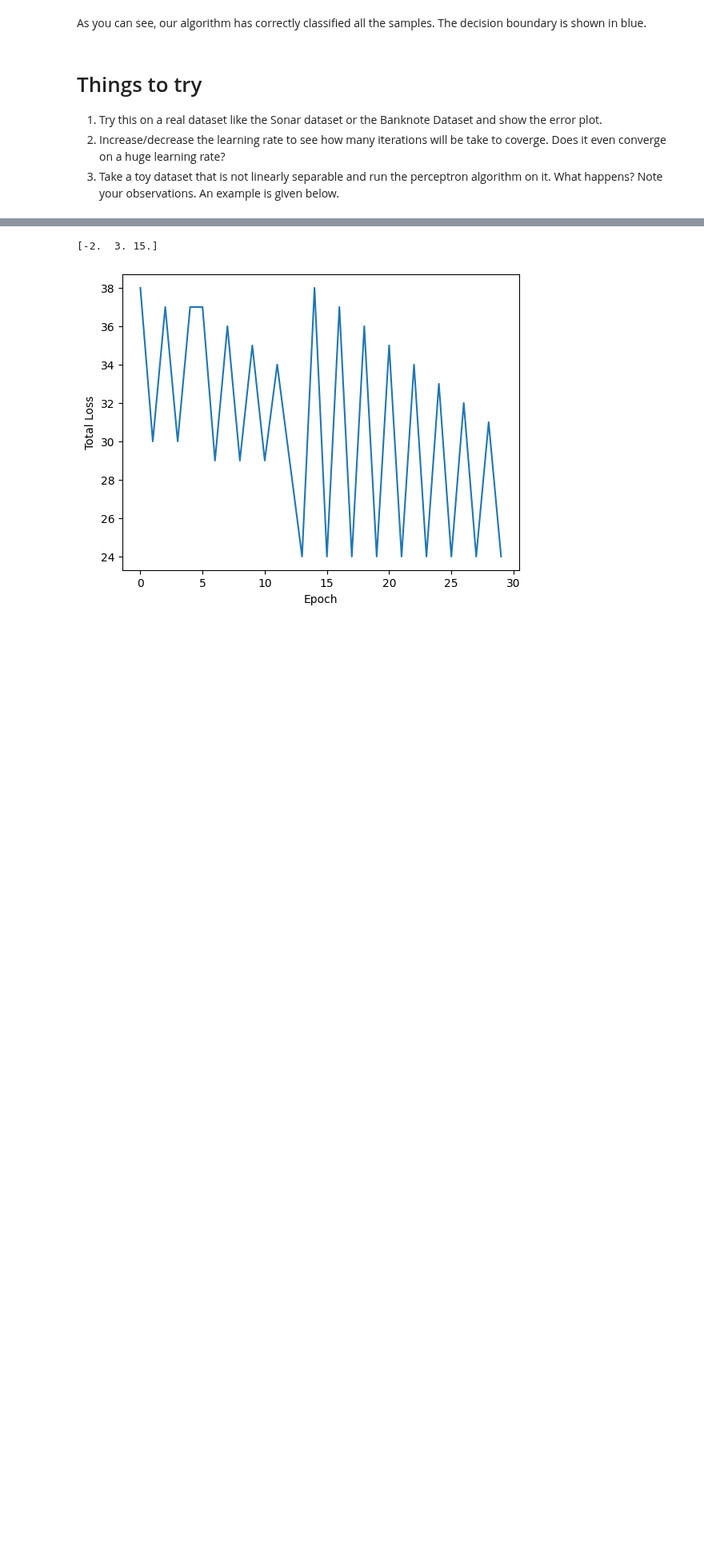
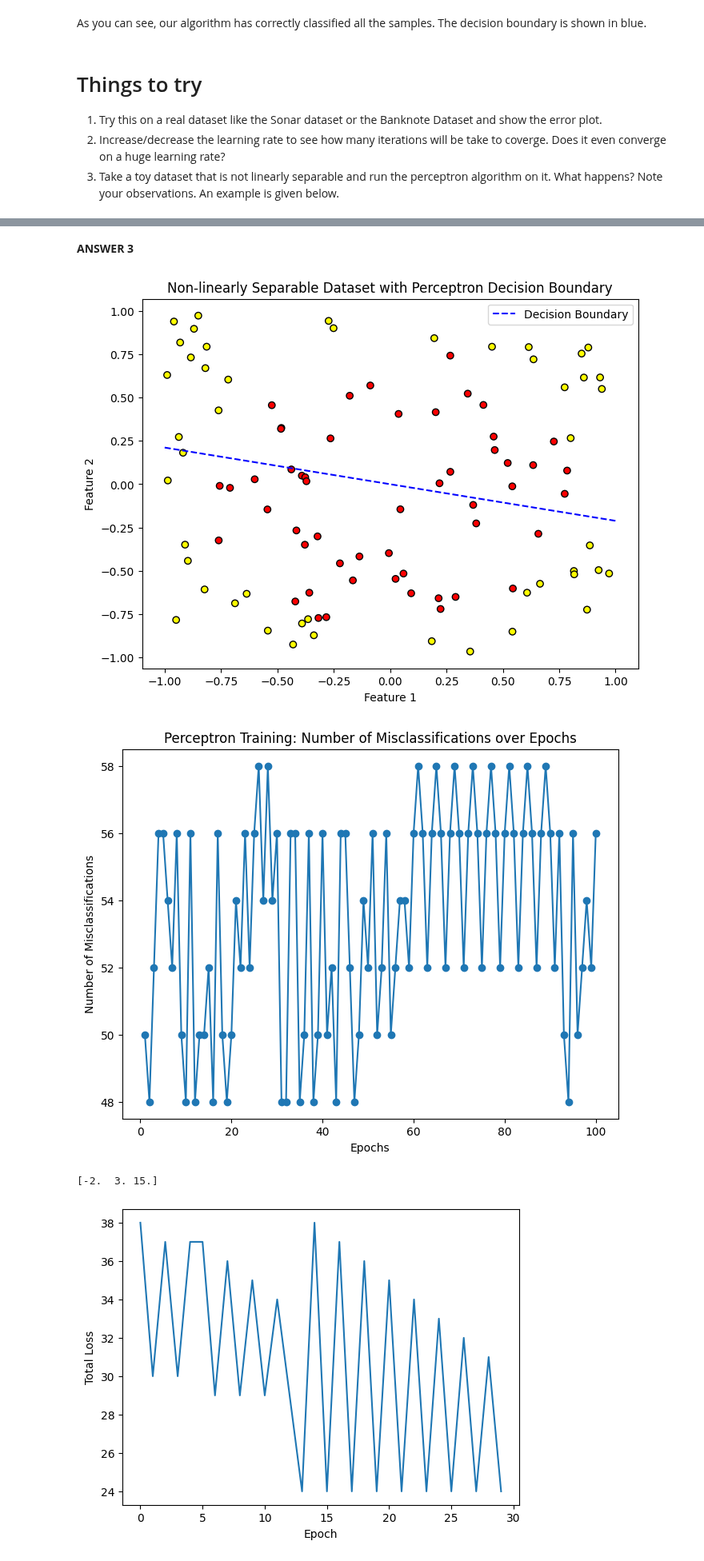
Before and after one commit to Shankar1920/FMML-22B21A4556, a Jupyter notebook: FMML_Module4_Lab1_2024.ipynb, the cells around one changed output, grey strips where cells are left out. Shown at 80% size. Drawn from its saved outputs; the diff is of its cells as text; code cells hidden in the pictures; blank space fills up the shorter version.

```diff
--- a/FMML_Module4_Lab1_2024.ipynb
+++ b/FMML_Module4_Lab1_2024.ipynb
@@ -137,3 +204,69 @@ As you can see, our algorithm has correctly classified all the samples. The deci
+# %% [markdown]
+**ANSWER 3**
+# %%
+import numpy as np
+import matplotlib.pyplot as plt
+
+# Create a non-linearly separable toy dataset
+np.random.seed(42)
+X = np.random.rand(100, 2) * 2 - 1  # Random points in the [-1, 1] range
+y = np.where(X[:, 0]**2 + X[:, 1]**2 > 0.7, 1, -1)  # Circle as decision boundary
+
+# Implement the perceptron algorithm
+class Perceptron:
+    def __init__(self, learning_rate=0.01, epochs=100):
+        self.learning_rate = learning_rate
+        self.epochs = epochs
+
+    def fit(self, X, y):
+        self.weights = np.zeros(X.shape[1] + 1)
+        self.errors = []
+
+        for _ in range(self.epochs):
+            error = 0
+            for xi, target in zip(X, y):
+                update = self.learning_rate * (target - self.predict(xi))
+                self.weights[1:] += update * xi
+                self.weights[0] += update
+                error += int(update != 0.0)
+            self.errors.append(error)
+        return self
+
+    def net_input(self, X):
+        return np.dot(X, self.weights[1:]) + self.weights[0]
+
+    def predict(self, X):
+        return np.where(self.net_input(X) >= 0.0, 1, -1)
+
+# Apply the perceptron algorithm
+perceptron = Perceptron(learning_rate=0.1, epochs=100)
+perceptron.fit(X, y)
+
+# Plot the decision boundary and errors
+plt.figure(figsize=(8, 6))
+plt.scatter(X[:, 0], X[:, 1], c=y, cmap='autumn', marker='o', edgecolors='k')
+plt.title('Non-linearly Separable Dataset with Perceptron Decision Boundary')
+plt.xlabel('Feature 1')
+plt.ylabel('Feature 2')
+
+# Plot decision boundary
+x_decision_boundary = np.linspace(-1, 1, 100)
+y_decision_boundary = -(perceptron.weights[0] + perceptron.weights[1] * x_decision_boundary) / perceptron.weights[2]
+plt.plot(x_decision_boundary, y_decision_boundary, '--', color='blue', label='Decision Boundary')
+
+plt.legend()
+plt.show()
+
+# Plot the number of misclassifications during training
+plt.figure(figsize=(8, 6))
+plt.plot(range(1, perceptron.epochs + 1), perceptron.errors, marker='o')
+plt.xlabel('Epochs')
+plt.ylabel('Number of Misclassifications')
+plt.title('Perceptron Training: Number of Misclassifications over Epochs')
+plt.show()
+# %% [output]
+[figure, added]
+[figure, added]
 # %%
 X = np.array([
     [-2, 4, -1],
```
Also changed, not shown: parts of 4 cells of this notebook.
